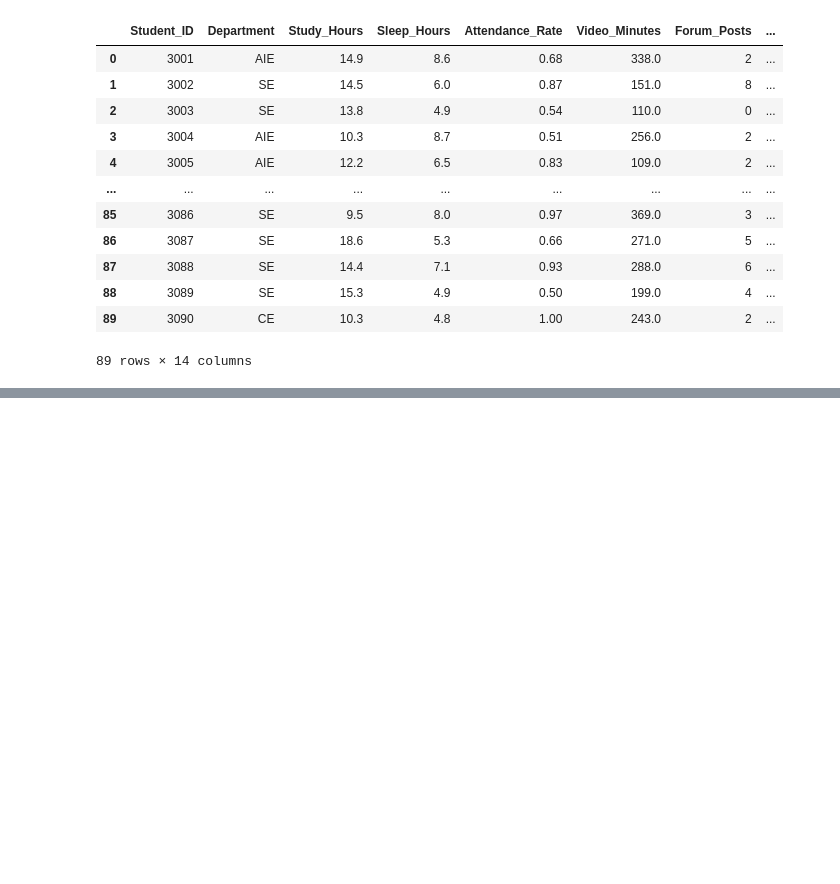
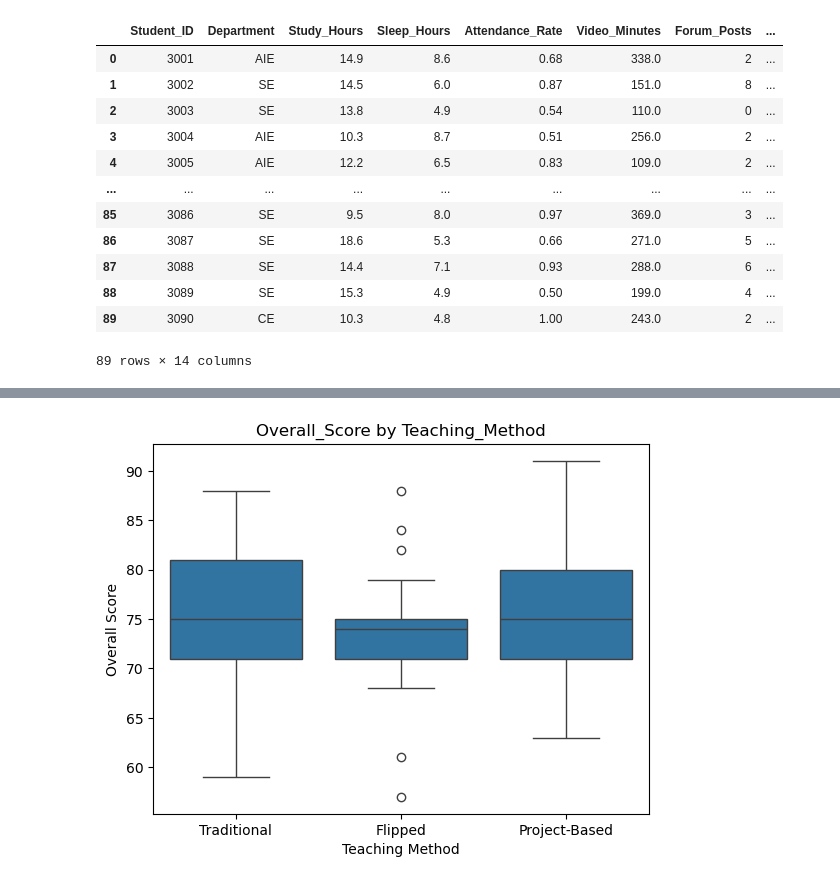
Before and after one commit to AloneMask001/Learning-analytics-data-pipeline, a Jupyter notebook: main.ipynb, the cells around one changed output, grey strips where cells are left out. Drawn from its saved outputs; the diff is of its cells as text; code cells hidden in the pictures; blank space fills up the shorter version.

```diff
--- a/main.ipynb
+++ b/main.ipynb
@@ -569,0 +597,12 @@ df_hw3
+# %%
+import seaborn as sns
+sns.boxplot(data=df_hw3, x="Teaching_Method", y="Overall_Score")
+plt.title("Overall_Score by Teaching_Method")
+plt.xlabel("Teaching Method")
+plt.ylabel("Overall Score")
+plt.show()
+#"Project-Based teaching method demonstrates a higher median Overall_Score
+#compared to Traditional and Flipped methods.
+#There is a notable difference in score distribution across teaching methods."
+# %% [output]
+[figure, added]
```
Also changed, not shown: parts of 9 cells of this notebook.
